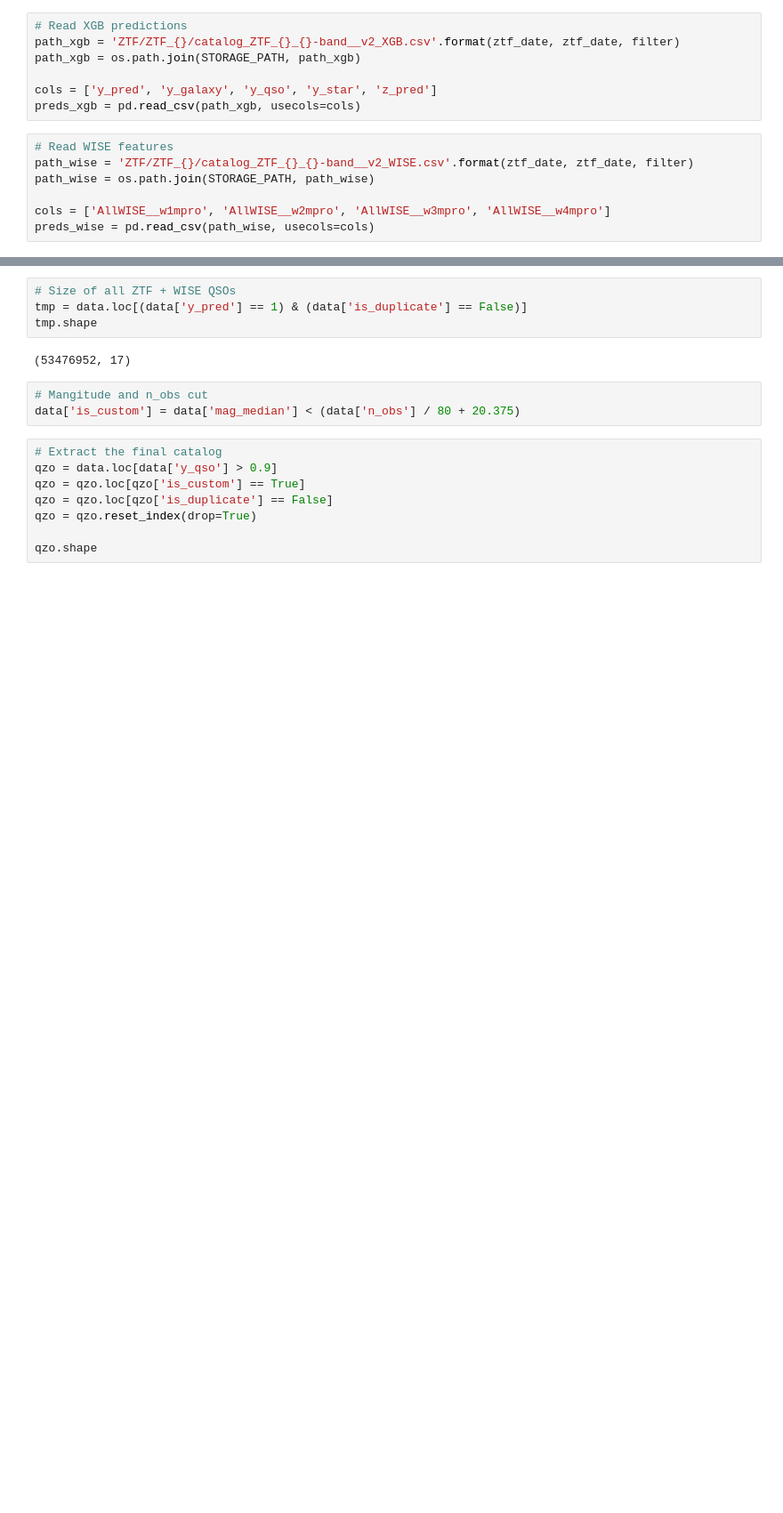
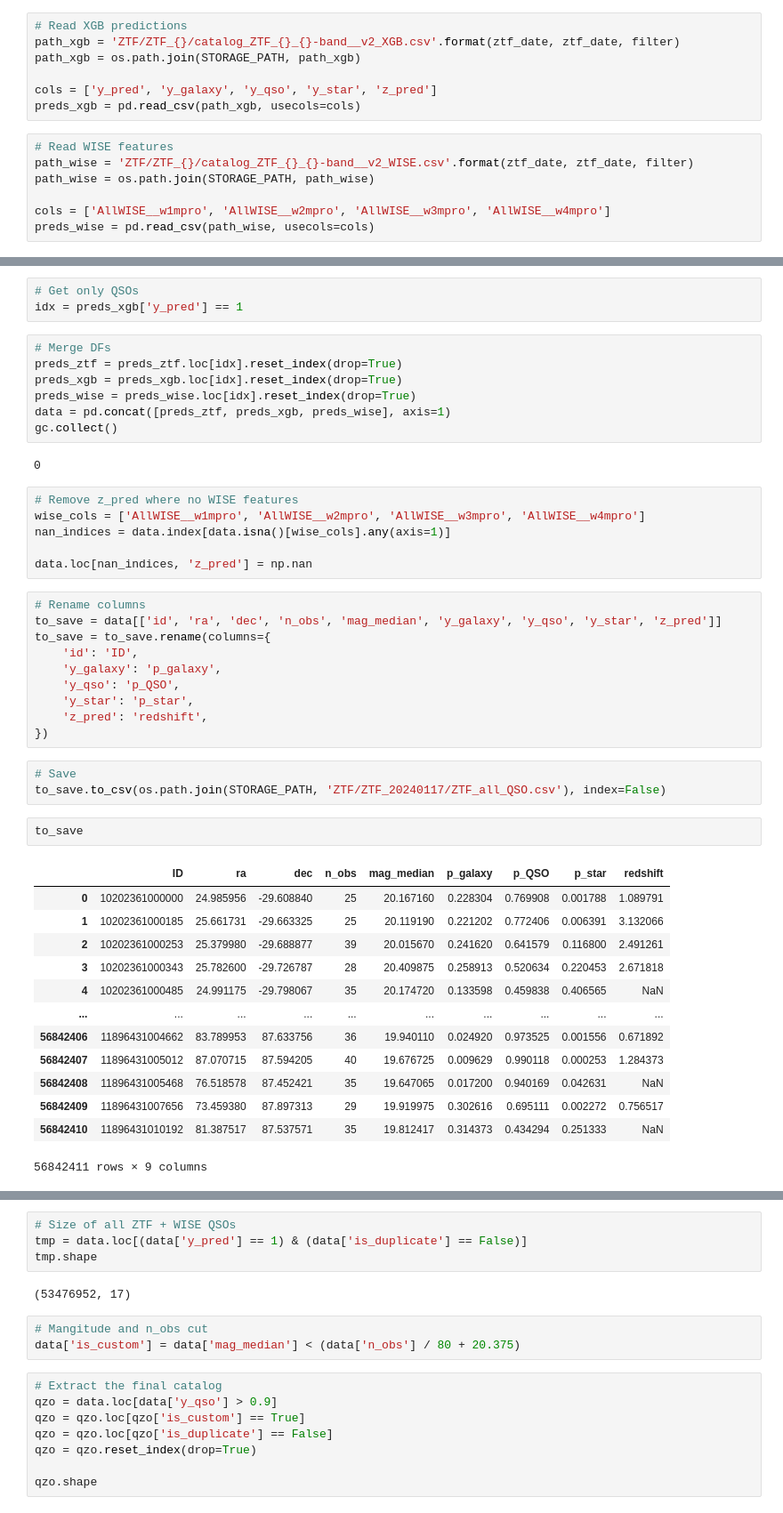
Before and after one commit to snakoneczny/ztf-agn, a Jupyter notebook: notebooks/catalog_DR20.ipynb, the cells around one changed output, grey strips where cells are left out. Shown at 89% size. Saved outputs shown, nothing was run; the diff lists cells and outputs as text; blank space fills up the shorter version.

```diff
--- a/notebooks/catalog_DR20.ipynb
+++ b/notebooks/catalog_DR20.ipynb
@@ -70,0 +76,47 @@ preds_wise = pd.read_csv(path_wise, usecols=cols)
+# %%
+# Get only QSOs
+idx = preds_xgb['y_pred'] == 1
+# %%
+# Merge DFs
+preds_ztf = preds_ztf.loc[idx].reset_index(drop=True)
+preds_xgb = preds_xgb.loc[idx].reset_index(drop=True)
+preds_wise = preds_wise.loc[idx].reset_index(drop=True)
+data = pd.concat([preds_ztf, preds_xgb, preds_wise], axis=1)
+gc.collect()
+# %% [output]
+0
+# %%
+# Remove z_pred where no WISE features
+wise_cols = ['AllWISE__w1mpro', 'AllWISE__w2mpro', 'AllWISE__w3mpro', 'AllWISE__w4mpro']
+nan_indices = data.index[data.isna()[wise_cols].any(axis=1)]
+
+data.loc[nan_indices, 'z_pred'] = np.nan
+# %%
+# Rename columns
+to_save = data[['id', 'ra', 'dec', 'n_obs', 'mag_median', 'y_galaxy', 'y_qso', 'y_star', 'z_pred']]
+to_save = to_save.rename(columns={
+    'id': 'ID',
+    'y_galaxy': 'p_galaxy',
+    'y_qso': 'p_QSO',
+    'y_star': 'p_star',
+    'z_pred': 'redshift',
+})
+# %%
+# Save
+to_save.to_csv(os.path.join(STORAGE_PATH, 'ZTF/ZTF_20240117/ZTF_all_QSO.csv'), index=False)
+# %%
+to_save
+# %% [output]
+|  | ID | ra | dec | n_obs | mag_median | p_galaxy | p_QSO | p_star | redshift |
+| 0 | 10202361000000 | 24.985956 | -29.608840 | 25 | 20.167160 | 0.228304 | 0.769908 | 0.001788 | 1.089791 |
+| 1 | 10202361000185 | 25.661731 | -29.663325 | 25 | 20.119190 | 0.221202 | 0.772406 | 0.006391 | 3.132066 |
+| 2 | 10202361000253 | 25.379980 | -29.688877 | 39 | 20.015670 | 0.241620 | 0.641579 | 0.116800 | 2.491261 |
+| 3 | 10202361000343 | 25.782600 | -29.726787 | 28 | 20.409875 | 0.258913 | 0.520634 | 0.220453 | 2.671818 |
+| 4 | 10202361000485 | 24.991175 | -29.798067 | 35 | 20.174720 | 0.133598 | 0.459838 | 0.406565 | NaN |
+| ... | ... | ... | ... | ... | ... | ... | ... | ... | ... |
+| 56842406 | 11896431004662 | 83.789953 | 87.633756 | 36 | 19.940110 | 0.024920 | 0.973525 | 0.001556 | 0.671892 |
+| 56842407 | 11896431005012 | 87.070715 | 87.594205 | 40 | 19.676725 | 0.009629 | 0.990118 | 0.000253 | 1.284373 |
+| 56842408 | 11896431005468 | 76.518578 | 87.452421 | 35 | 19.647065 | 0.017200 | 0.940169 | 0.042631 | NaN |
+| 56842409 | 11896431007656 | 73.459380 | 87.897313 | 29 | 19.919975 | 0.302616 | 0.695111 | 0.002272 | 0.756517 |
+| 56842410 | 11896431010192 | 81.387517 | 87.537571 | 35 | 19.812417 | 0.314373 | 0.434294 | 0.251333 | NaN |
+56842411 rows × 9 columns
```
Also changed, not shown: parts of 70 cells of this notebook, 3 other files.
